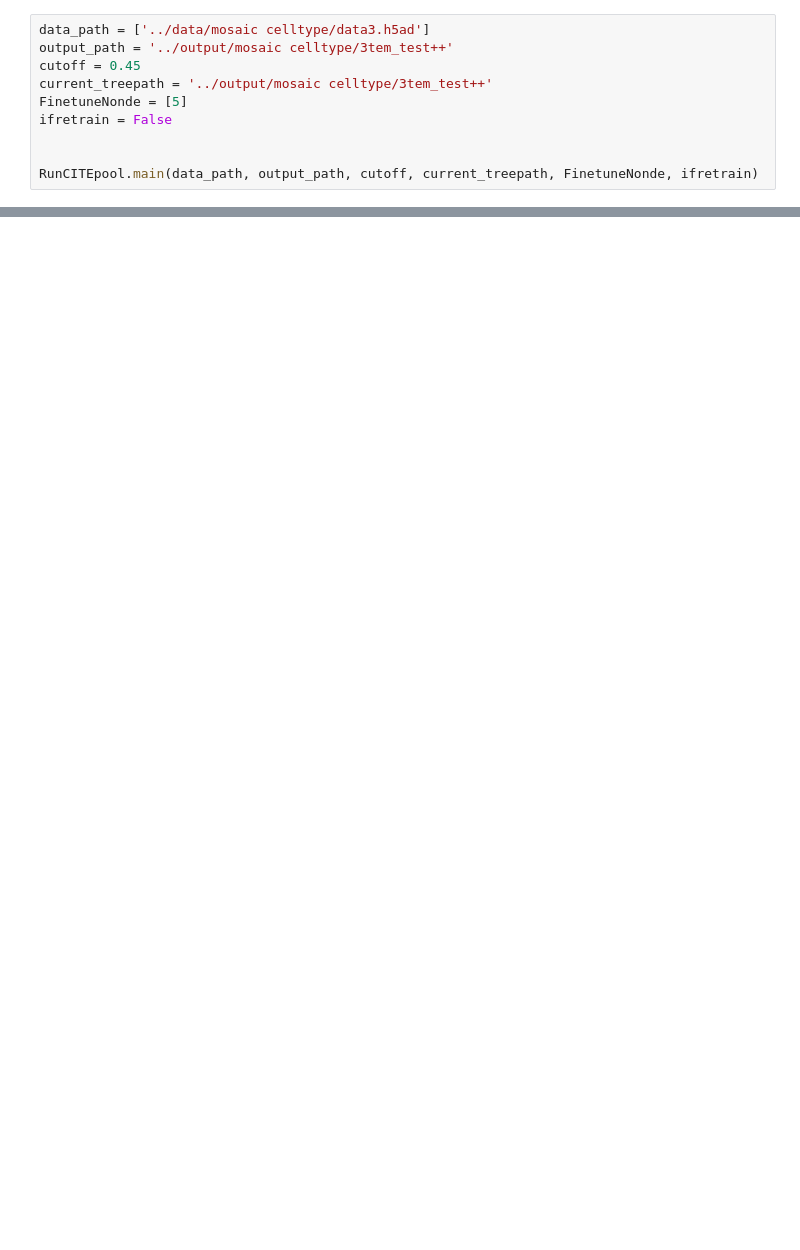
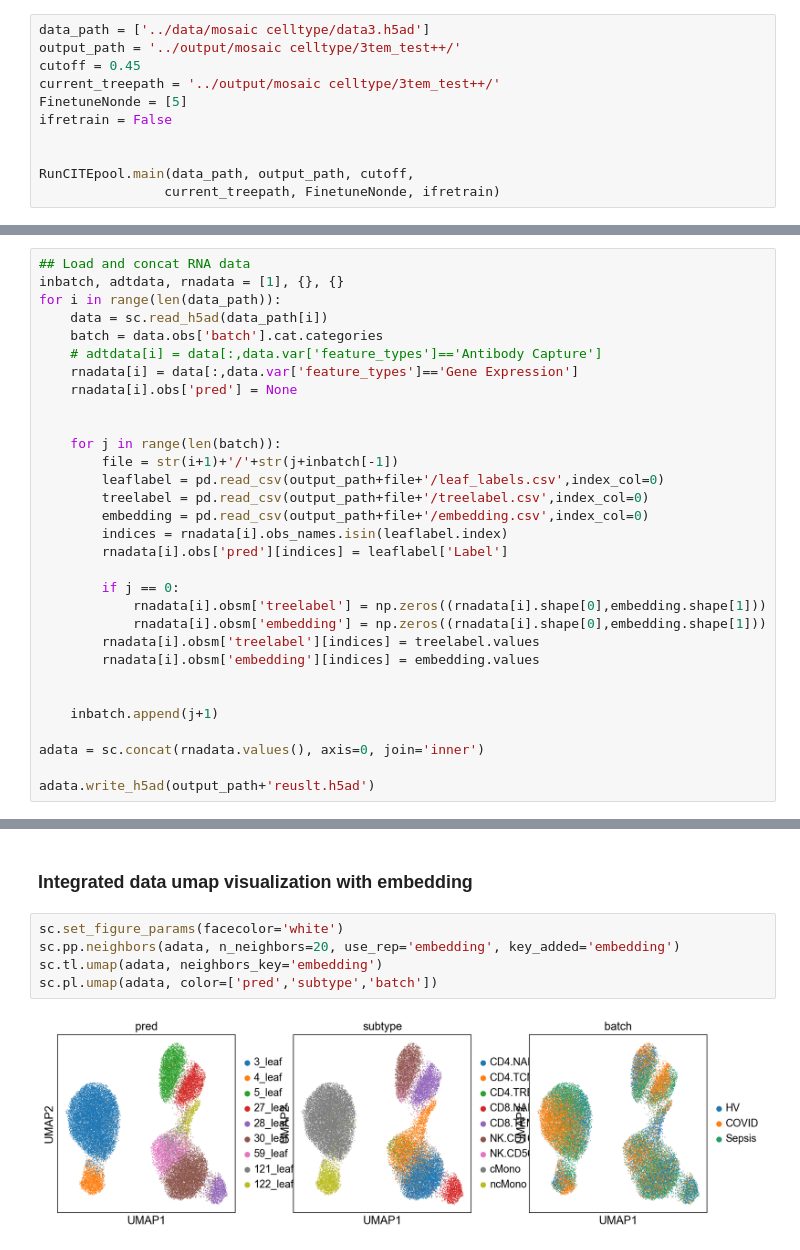
Before and after one commit to xinzhu-email/CITE-pool, a Jupyter notebook: Tutorial.ipynb, the cells around one changed output, grey strips where cells are left out. Saved outputs shown, nothing was run; the diff lists cells and outputs as text; blank space fills up the shorter version.

```diff
--- a/Tutorial.ipynb
+++ b/Tutorial.ipynb
@@ -5,10 +8,11 @@ import RunCITEpool
 # %%
 data_path = ['../data/mosaic celltype/data3.h5ad']
-output_path = '../output/mosaic celltype/3tem_test++'
+output_path = '../output/mosaic celltype/3tem_test++/'
 cutoff = 0.45
-current_treepath = '../output/mosaic celltype/3tem_test++'
+current_treepath = '../output/mosaic celltype/3tem_test++/'
 FinetuneNonde = [5]
 ifretrain = False
 
 
-RunCITEpool.main(data_path, output_path, cutoff, current_treepath, FinetuneNonde, ifretrain)
+RunCITEpool.main(data_path, output_path, cutoff,
+                current_treepath, FinetuneNonde, ifretrain)
@@ -33,0 +25,31 @@ Time using:  65.3 secs
+# %%
+## Load and concat RNA data
+inbatch, adtdata, rnadata = [1], {}, {}
+for i in range(len(data_path)):
+    data = sc.read_h5ad(data_path[i])
+    batch = data.obs['batch'].cat.categories
+    # adtdata[i] = data[:,data.var['feature_types']=='Antibody Capture']
+    rnadata[i] = data[:,data.var['feature_types']=='Gene Expression']
+    rnadata[i].obs['pred'] = None
+
+
+    for j in range(len(batch)):
+        file = str(i+1)+'/'+str(j+inbatch[-1])
+        leaflabel = pd.read_csv(output_path+file+'/leaf_labels.csv',index_col=0)
+        treelabel = pd.read_csv(output_path+file+'/treelabel.csv',index_col=0)
+        embedding = pd.read_csv(output_path+file+'/embedding.csv',index_col=0)
+        indices = rnadata[i].obs_names.isin(leaflabel.index)
+        rnadata[i].obs['pred'][indices] = leaflabel['Label']
+
+        if j == 0:
+            rnadata[i].obsm['treelabel'] = np.zeros((rnadata[i].shape[0],embedding.shape[1]))
+            rnadata[i].obsm['embedding'] = np.zeros((rnadata[i].shape[0],embedding.shape[1]))
+        rnadata[i].obsm['treelabel'][indices] = treelabel.values
+        rnadata[i].obsm['embedding'][indices] = embedding.values
+
+
+    inbatch.append(j+1)
+
+adata = sc.concat(rnadata.values(), axis=0, join='inner')
+
+adata.write_h5ad(output_path+'reuslt.h5ad')
@@ -33,0 +58,9 @@ Time using:  65.3 secs
+# %% [markdown]
+### Integrated data umap visualization with embedding
+# %%
+sc.set_figure_params(facecolor='white')
+sc.pp.neighbors(adata, n_neighbors=20, use_rep='embedding', key_added='embedding')
+sc.tl.umap(adata, neighbors_key='embedding')
+sc.pl.umap(adata, color=['pred','subtype','batch'])
+# %% [output]
+[figure, added]
```
Also changed, not shown: parts of 13 cells of this notebook, 1 other file.
